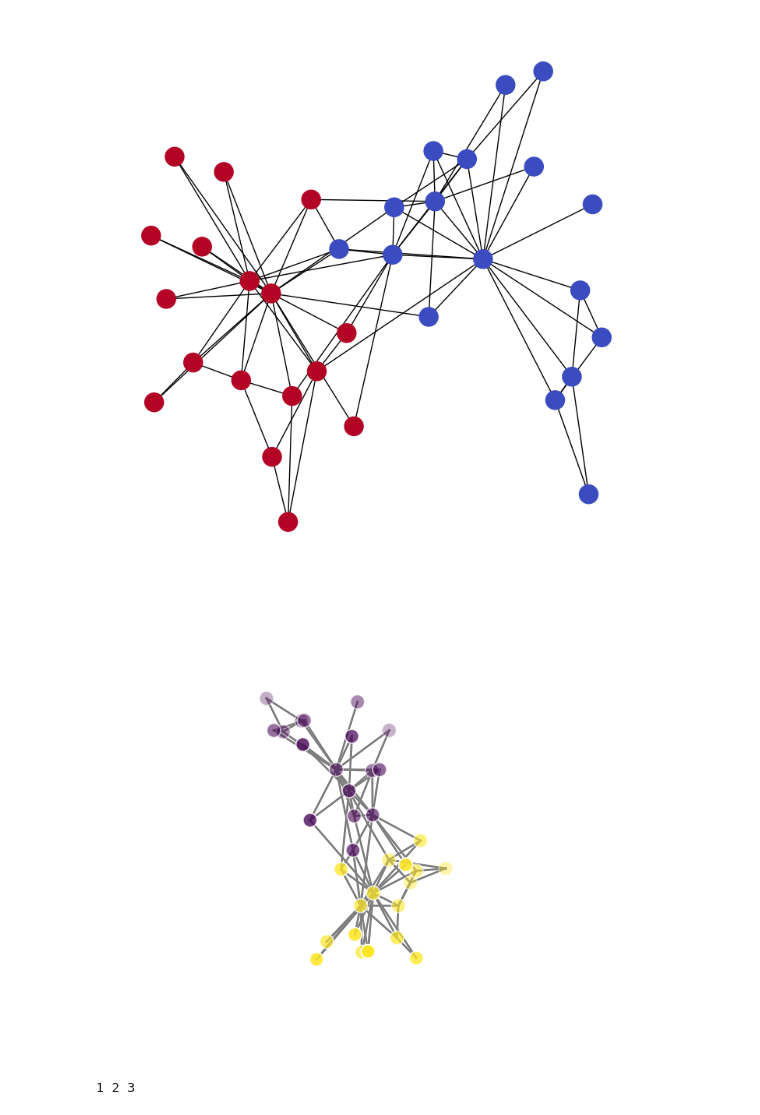
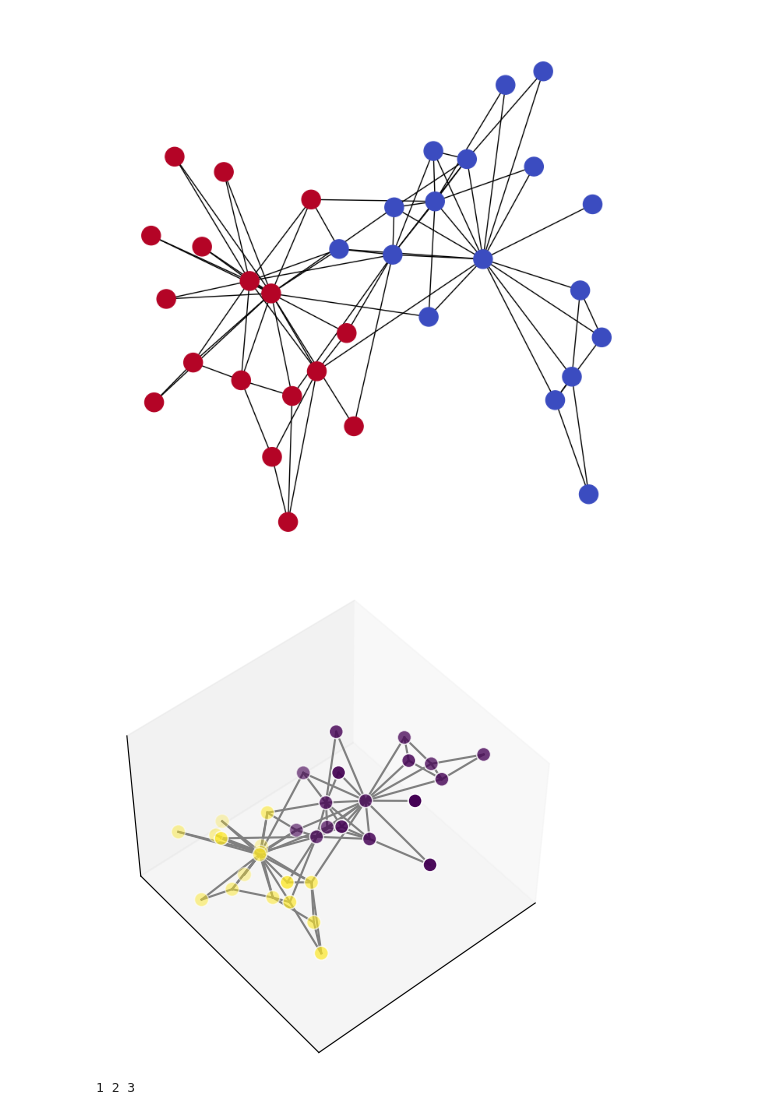
Before and after one commit to Florian2Richter/GraphViz, a Jupyter notebook: Scripts/EasyVis.ipynb, the cells around one changed output. Drawn from its saved outputs; the diff is of its cells as text; code cells hidden in the pictures.

Commit message:
added 3d Plot

```diff
--- a/Scripts/EasyVis.ipynb
+++ b/Scripts/EasyVis.ipynb
@@ -53,39 +53,44 @@ show()
 [figure]
 # %%
 import numpy as np
+import matplotlib.animation as animation
 # 3d spring layout
 pos = nx.spring_layout(G, dim=3, seed=779)
 # Extract node and edge positions from the layout
 node_xyz = np.array([pos[v] for v in sorted(G)])
 edge_xyz = np.array([(pos[u], pos[v]) for u, v in G.edges()])
-# Create the 3D figure
-fig = plt.figure()
-ax = fig.add_subplot(111, projection="3d")
-# Plot the nodes - alpha is scaled by "depth" automatically
-ax.scatter(*node_xyz.T, s=100, ec="w",c=node_color)
-# Plot the edges
-for vizedge in edge_xyz:
-    ax.plot(*vizedge.T, color="tab:gray")
+# function of a view
+def animate(azimuth):
+    # Create the 3D figure
+    fig = plt.figure()
+    ax = fig.add_subplot(111, projection="3d")
+    # Plot the nodes - alpha is scaled by "depth" automatically
+    ax.scatter(*node_xyz.T, s=100, ec="w",c=node_color)
+    # Plot the edges
+    for vizedge in edge_xyz:
+        ax.plot(*vizedge.T, color="tab:gray")
+    ax.view_init(elev=50., azim=azimuth)
 
 
-def _format_axes(ax):
-    """Visualization options for the 3D axes."""
-    # Turn gridlines off
-    ax.grid(False)
-    #ax.axis('off')
-    # Suppress tick labels
-    for dim in (ax.xaxis, ax.yaxis, ax.zaxis):
-        dim.set_ticks([])
-    # Set axes labels
-    #ax.set_xlabel("x")
-    #ax.set_ylabel("y")
-    #ax.set_zlabel("z")
+    def _format_axes(ax):
+        """Visualization options for the 3D axes."""
+        # Turn gridlines off
+        ax.grid(False)
+        #ax.axis('off')
+        # Suppress tick labels
+        for dim in (ax.xaxis, ax.yaxis, ax.zaxis):
+            dim.set_ticks([])
 
-_format_axes(ax)
-fig.tight_layout()
+        # Set axes labels
+        #ax.set_xlabel("x")
+        #ax.set_ylabel("y")
+        #ax.set_zlabel("z")
+
+    _format_axes(ax)
+    fig.tight_layout()
 plt.show()
 # %% [output]
-[figure, old version]
+[figure, new version]
 # %%
 A = np.array([1,2,3])
 print(*A)
```
